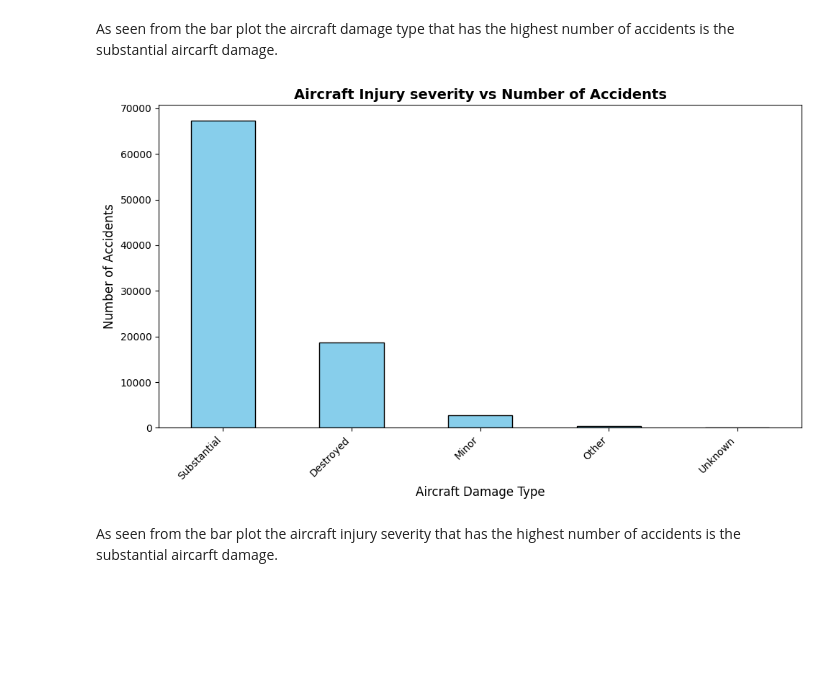
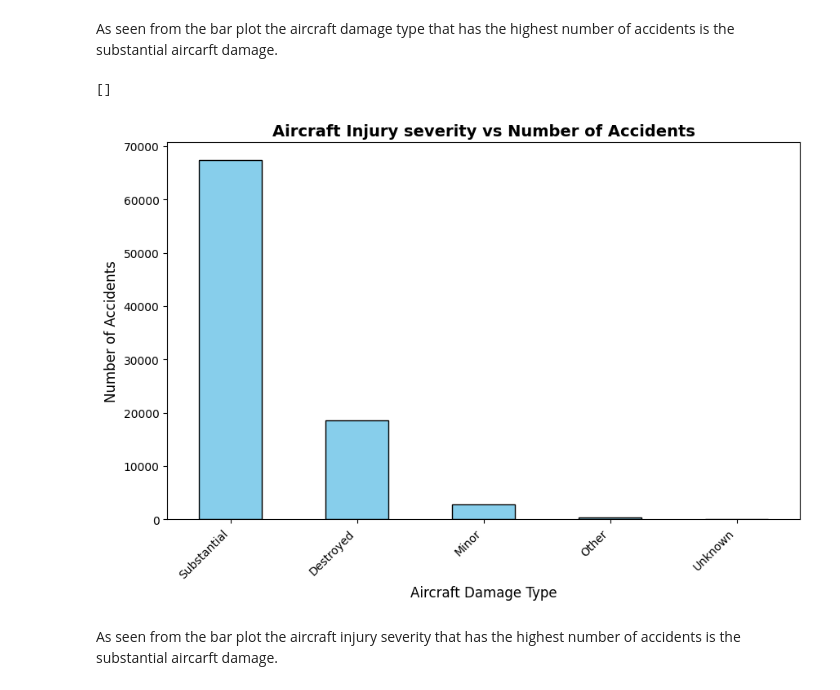
Before and after one commit to Severino36/Phase1-project, a Jupyter notebook: Copy_of_Aircraft_project.ipynb, the cells around one changed output. Saved outputs shown, nothing was run; the diff lists cells and outputs as text; code cells hidden in the pictures; blank space fills up the shorter version.

```diff
--- a/Copy_of_Aircraft_project.ipynb
+++ b/Copy_of_Aircraft_project.ipynb
@@ -431,27 +436,26 @@ As seen from the bar plot the aircraft damage type that has the highest number o
 # %%
 # Aggregate categories with low counts into 'Other'
 damage_counts = df['Injury.Severity'].value_counts()
 threshold = 100  # Adjust this value based on your data
 damage_counts = damage_counts[damage_counts >= threshold]
 damage_counts['Other'] = df['Aircraft.damage'].value_counts()[df['Aircraft.damage'].value_counts() < threshold].sum()
 
 # Sort for better visualization
 damage_counts = damage_counts.sort_values(ascending=False)
 
 # Plot
 plt.figure(figsize=(10, 6))
 damage_counts.plot(kind='bar', color='skyblue', edgecolor='black')
 
 # Add labels and title
 plt.title('Aircraft Injury severity vs Number of Accidents', fontsize=14, fontweight='bold')
 plt.xlabel('Aircraft Damage Type', fontsize=12)
 plt.ylabel('Number of Accidents', fontsize=12)
 plt.xticks(rotation=45, ha='right', fontsize=10)
-plt.tight_layout()  # Adjust layout to prevent label overlap
-
-# Display the plot
+plt.plot()
 # %% [output]
+[]
-[figure, old version]
+[figure, new version]
 # %% [markdown]
 As seen from the bar plot the aircraft injury severity that has the highest number of accidents is the substantial aircarft damage.
 # %% [markdown]
```
Also changed, not shown: parts of 8 cells of this notebook.
